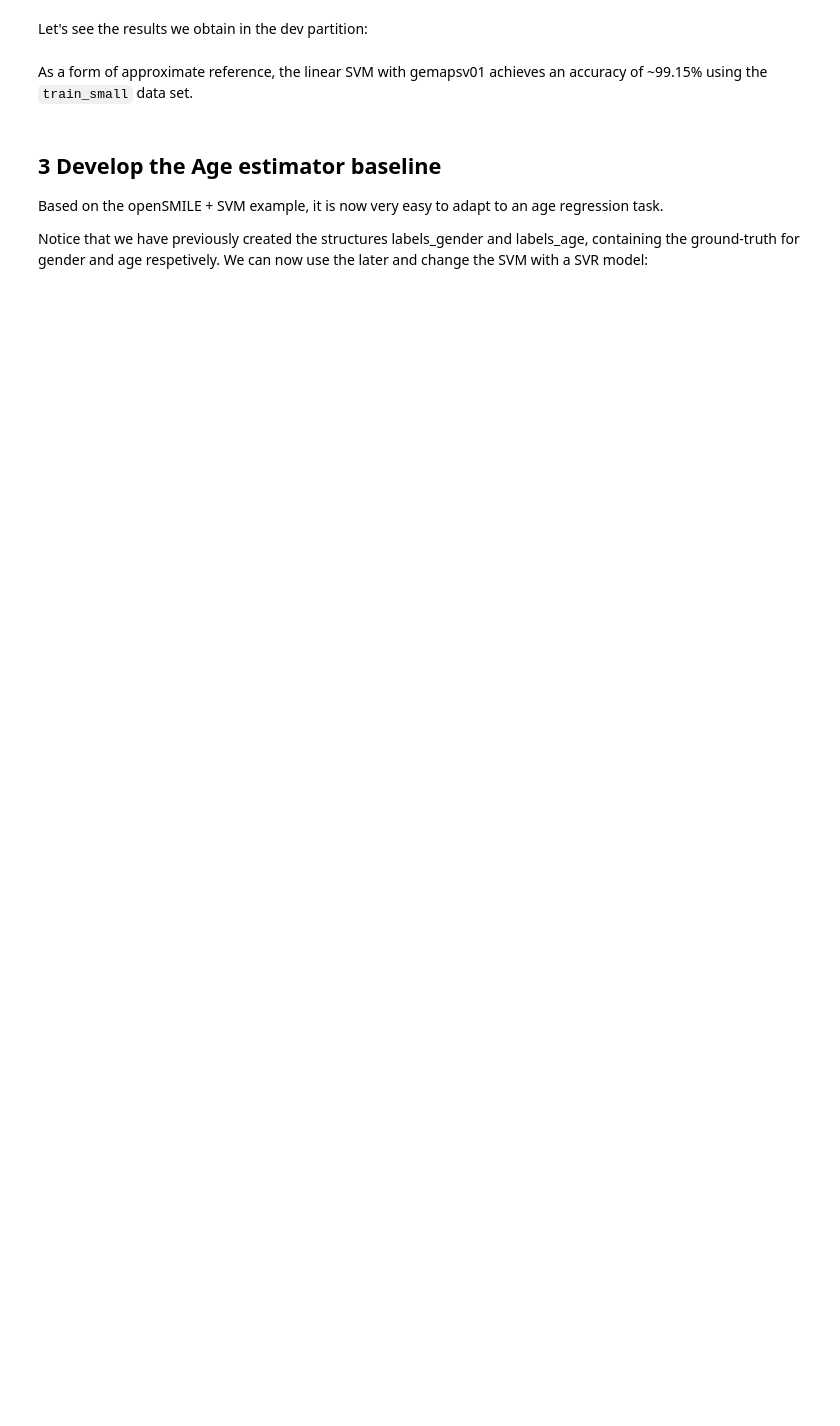
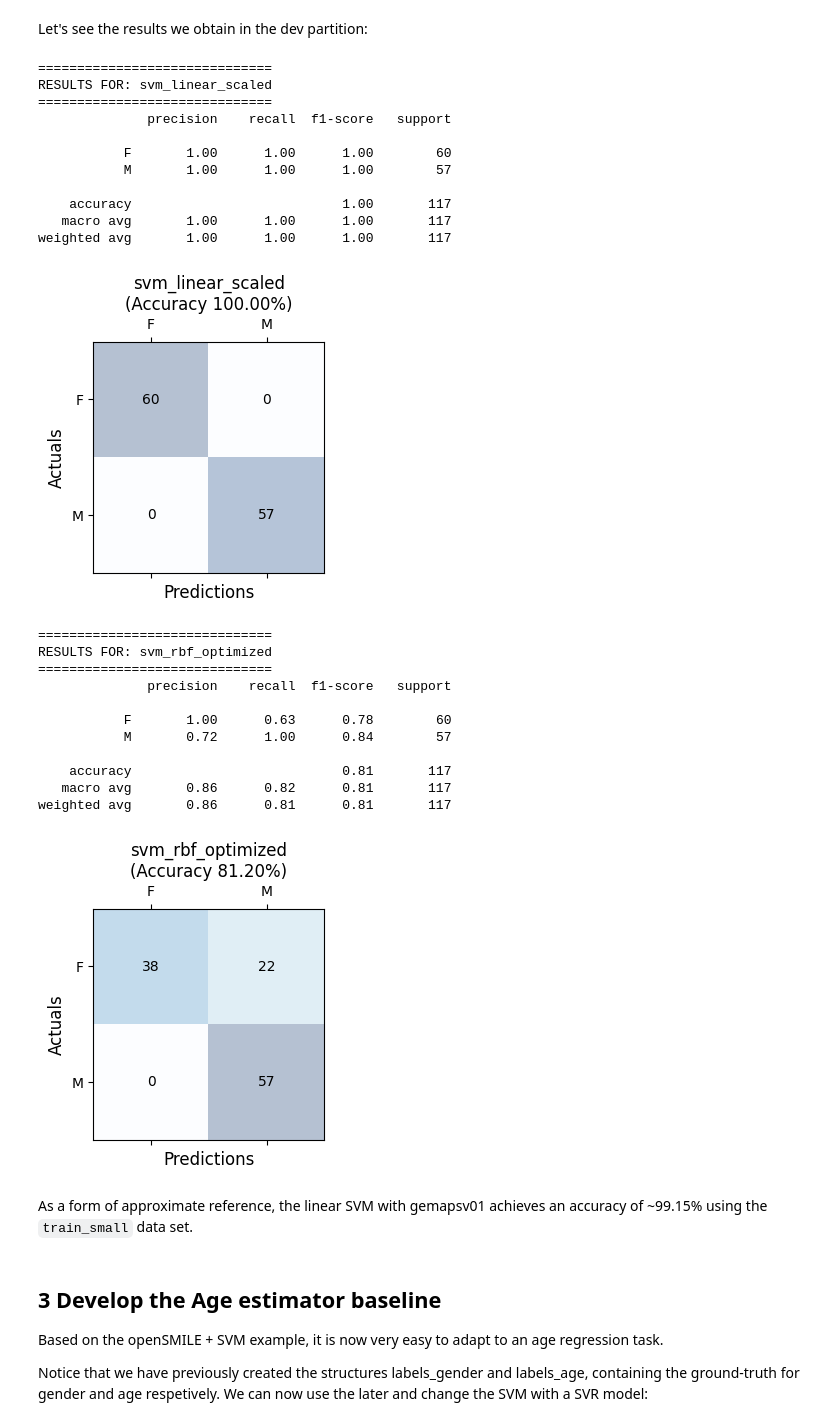
Before and after one commit to luispma04/SLP_LAB2, a Jupyter notebook: src/lab2_classical.ipynb, the cells around one changed output. Saved outputs shown, nothing was run; the diff lists cells and outputs as text; code cells hidden in the pictures; blank space fills up the shorter version.

```diff
--- a/src/lab2_classical.ipynb
+++ b/src/lab2_classical.ipynb
@@ -665,9 +679,7 @@ print(df.columns.to_list())
 # %%
-raise CheckThisCell
-
 # This must return a numpy array of shape (1,X). X depends on the opensmile configuration
 def extract_smile(filename, smile):
-    pass ## LABWORK -- write this tiny function (just one line!)
+    return smile.process_file(filename).to_numpy()
 # %% [markdown]
 Exactly like in the GMM baseline system, we will create a configuration transformation and instantiate the SLPdata class to do the feature extraction for each data partition. We will store all the SLPdata objects in a dictionary.
 # %%
@@ -701,10 +727,10 @@ transform['gemaps'] = {
 # %%
 
-transform_id = 'gemaps' # <--- Change this to the configuration you want to use
+transform_id = 'egemaps' # <--- Change this to the configuration you want to use
 
 slp_partitions = {}
 # for partition in ('train', 'train_small', 'dev', 'evl'):
-for partition in ('train_small', 'dev', 'evl'):
+for partition in ('train', 'dev', 'evl'):
     slp_partitions[partition] = SLPdata(DATADIR, partition,
                     transform_id=transform_id,
                     audio_transform=transform[transform_id]['audio_transform'],
@@ -728,7 +754,7 @@ age_label_pos = 1
 
 data, labels_gender, labels_age, fileids = {}, {}, {}, {}
 # for partition in ('train', 'train_small', 'dev', 'evl'):
-for partition in ('train_small', 'dev', 'evl'):
+for partition in ('train', 'dev', 'evl'):
     data_and_labels = prepare_slp_data(slp_partitions[partition])
     print(f'Partition: {partition}')
     print(f'Number of samples: {data_and_labels["data"].shape[0]}')
@@ -772,11 +854,48 @@ pickle.dump({'hyp':evl_results, 'fileids':fileids['evl']}, open(filename, 'wb'))
 Let's see the results we obtain in the dev partition:
 # %%
 from pf_tools import plot_confusion_matrix
-ref, hyp = labels_gender['dev'], dev_results
-print(classification_report(ref, hyp))
-print(accuracy_score(ref, hyp))
-cm = confusion_matrix(ref, hyp)
-plot_confusion_matrix(cm, GENDER_CLASSES, title=f'Confusion Matrix\n(Accuracy {100*accuracy_score(ref, hyp):.2f})')
+from sklearn.metrics import classification_report, accuracy_score, confusion_matrix
+
+# Simply loop through the models we already have in memory
+for model_name, model in models_to_test.items():
+    print(f"\n" + "="*30)
+    print(f"RESULTS FOR: {model_name}")
+    print("="*30)
+
+    # Generate predictions directly
+    hyp = model.predict(data['dev'])
+    ref = labels_gender['dev']
+
+    # Print report and plot
+    print(classification_report(ref, hyp))
+
+    cm = confusion_matrix(ref, hyp)
+    plot_confusion_matrix(cm, GENDER_CLASSES, title=f'{model_name}\n(Accuracy {100*accuracy_score(ref, hyp):.2f}%)')
+# %% [output]
+==============================
+RESULTS FOR: svm_linear_scaled
+==============================
+              precision    recall  f1-score   support
+
+           F       1.00      1.00      1.00        60
+           M       1.00      1.00      1.00        57
+
+    accuracy                           1.00       117
+   macro avg       1.00      1.00      1.00       117
+weighted avg       1.00      1.00      1.00       117
+[figure, added]
+==============================
+RESULTS FOR: svm_rbf_optimized
+==============================
+              precision    recall  f1-score   support
+
+           F       1.00      0.63      0.78        60
+           M       0.72      1.00      0.84        57
+
+    accuracy                           0.81       117
+   macro avg       0.86      0.82      0.81       117
+weighted avg       0.86      0.81      0.81       117
+[figure, added]
 # %% [markdown]
 As a form of approximate reference, the linear SVM with gemapsv01 achieves an accuracy of ~99.15% using the `train_small` data set.
 # %% [markdown]
```
Also changed, not shown: parts of 19 cells of this notebook.
